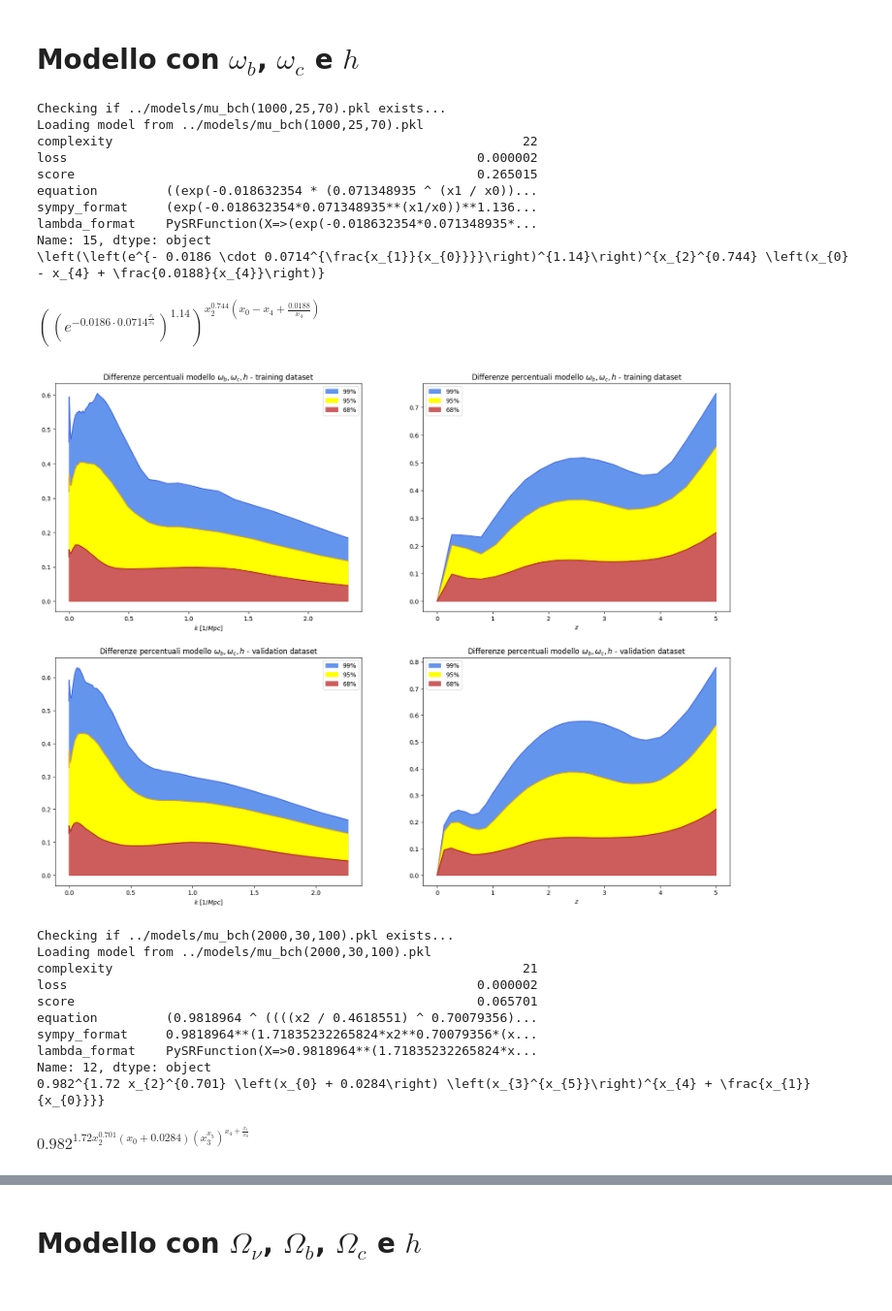
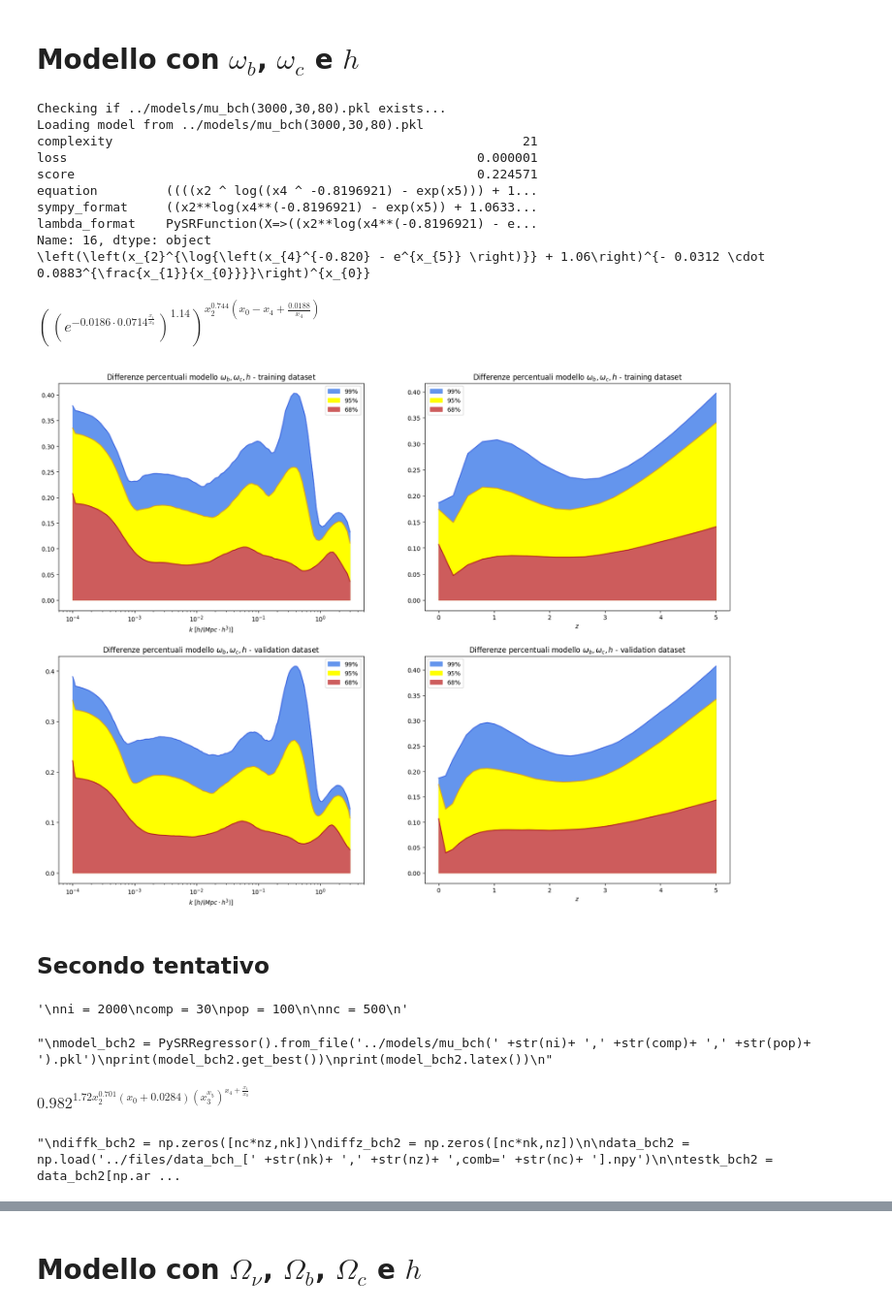
Before and after one commit to ste-cartu/Bachelor-Thesis, a Jupyter notebook: code/graphs_sim.ipynb, the cells around one changed output, grey strips where cells are left out. Shown at 97% size. Cells and saved outputs as stored; diff of their text form; code cells hidden in the pictures.

```diff
--- a/code/graphs_sim.ipynb
+++ b/code/graphs_sim.ipynb
@@ -400,4 +394,5 @@ diffz_ob_v = np.sort(diffz_ob_v, axis=0)
 # %%
+'''
 fig, axs = plt.subplots(2, 2, figsize=(20, 15), gridspec_kw={'hspace': 0.2, 'wspace': 0.2})
 
 x = [[kk, zz], [kkv, zzv]]
@@ -421,9 +416,11 @@ for i in range(2) :
         axs[0,j].set_title('Differenze percentuali modello $\omega_b$ - training dataset')
         axs[1,j].set_title('Differenze percentuali modello $\omega_b$ - validation dataset')
 
-        axs[i,0].set_xlabel('$k \ [1/Mpc]$')
+        axs[i,0].set_xscale('log')
+        axs[i,0].set_xlabel('$k \ [h/(Mpc \cdot h^3)]$')
         axs[i,1].set_xlabel('$z$')
 
 plt.savefig('../plots/diff_ob.pdf')
 plt.show()
+'''
 # %% [output]
@@ -489,4 +485,5 @@ diffz_oc_v = np.sort(diffz_oc_v, axis=0)
 # %%
+'''
 fig, axs = plt.subplots(2, 2, figsize=(20, 15), gridspec_kw={'hspace': 0.2, 'wspace': 0.2})
 
 x = [[kk, zz], [kkv, zzv]]
@@ -510,9 +507,11 @@ for i in range(2) :
         axs[0,j].set_title('Differenze percentuali modello $\omega_c$ - training dataset')
         axs[1,j].set_title('Differenze percentuali modello $\omega_c$ - validation dataset')
 
-        axs[i,0].set_xlabel('$k \ [1/Mpc]$')
+        axs[i,0].set_xscale('log')
+        axs[i,0].set_xlabel('$k \ [h/(Mpc \cdot h^3)]$')
         axs[i,1].set_xlabel('$z$')
 
 plt.savefig('../plots/diff_oc.pdf')
 plt.show()
+'''
 # %% [output]
@@ -578,4 +576,5 @@ diffz_h_v = np.sort(diffz_h_v, axis=0)
 # %%
+'''
 fig, axs = plt.subplots(2, 2, figsize=(20, 15), gridspec_kw={'hspace': 0.2, 'wspace': 0.2})
 
 x = [[kk, zz], [kkv, zzv]]
@@ -599,9 +598,11 @@ for i in range(2) :
         axs[0,j].set_title('Differenze percentuali modello $h$ - training dataset')
         axs[1,j].set_title('Differenze percentuali modello $h$ - validation dataset')
 
-        axs[i,0].set_xlabel('$k \ [1/Mpc]$')
+        axs[i,0].set_xscale('log')
+        axs[i,0].set_xlabel('$k \ [h/(Mpc \cdot h^3)]$')
         axs[i,1].set_xlabel('$z$')
 
 plt.savefig('../plots/diff_h.pdf')
 plt.show()
+'''
 # %% [output]
@@ -609,20 +610,26 @@ plt.show()
 # %% [markdown]
 # Modello con $\omega_b$, $\omega_c$ e $h$
+# %%
+nc = 200
+
+ni = 3000
+comp = 30
+pop = 80
 # %%
 model_bch1 = PySRRegressor().from_file('../models/mu_bch(' +str(ni)+ ',' +str(comp)+ ',' +str(pop)+ ').pkl')
 print(model_bch1.get_best())
 print(model_bch1.latex())
 # %% [output]
-Checking if ../models/mu_bch(1000,25,70).pkl exists...
-Loading model from ../models/mu_bch(1000,25,70).pkl
-complexity                                                      22
-loss                                                      0.000002
-score                                                     0.265015
-equation         ((exp(-0.018632354 * (0.071348935 ^ (x1 / x0))...
-sympy_format     (exp(-0.018632354*0.071348935**(x1/x0))**1.136...
-lambda_format    PySRFunction(X=>(exp(-0.018632354*0.071348935*...
-Name: 15, dtype: object
-\left(\left(e^{- 0.0186 \cdot 0.0714^{\frac{x_{1}}{x_{0}}}}\right)^{1.14}\right)^{x_{2}^{0.744} \left(x_{0} - x_{4} + \frac{0.0188}{x_{4}}\right)}
+Checking if ../models/mu_bch(3000,30,80).pkl exists...
+Loading model from ../models/mu_bch(3000,30,80).pkl
+complexity                                                      21
+loss                                                      0.000001
+score                                                     0.224571
+equation         ((((x2 ^ log((x4 ^ -0.8196921) - exp(x5))) + 1...
+sympy_format     ((x2**log(x4**(-0.8196921) - exp(x5)) + 1.0633...
+lambda_format    PySRFunction(X=>((x2**log(x4**(-0.8196921) - e...
+Name: 16, dtype: object
+\left(\left(x_{2}^{\log{\left(x_{4}^{-0.820} - e^{x_{5}} \right)}} + 1.06\right)^{- 0.0312 \cdot 0.0883^{\frac{x_{1}}{x_{0}}}}\right)^{x_{0}}
 # %% [markdown]
 $ \left(\left(e^{- 0.0186 \cdot 0.0714^{\frac{x_{1}}{x_{0}}}}\right)^{1.14}\right)^{x_{2}^{0.744} \left(x_{0} - x_{4} + \frac{0.0188}{x_{4}}\right)} $
 # %%
@@ -662,60 +669,60 @@ diffz_bch1_v = np.sort(diffz_bch1_v, axis=0)
 # %%
 fig, axs = plt.subplots(2, 2, figsize=(20, 15), gridspec_kw={'hspace': 0.2, 'wspace': 0.2})
 
 x = [[kk, zz], [kkv, zzv]]
 diff = [[diffk_bch1, diffz_bch1], [diffk_bch1_v, diffz_bch1_v]]
 
 for i in range(2) :
     for j in range(2) :
         ind99 = int((diff[i][j].shape[0]/100)*99)
         axs[i,j].plot(x[i][j], diff[i][j][ind99,:], color='royalblue')
         axs[i,j].fill_between(x[i][j], diff[i][j][ind99,:], color='cornflowerblue', label='$99\%$')
 
         ind95 = int((diff[i][j].shape[0]/100)*95)
         axs[i,j].plot(x[i][j], diff[i][j][ind95,:], color='goldenrod')
         axs[i,j].fill_between(x[i][j], diff[i][j][ind95,:], color='yellow', label='$95\%$')
 
         ind68 = int((diff[i][j].shape[0]/100)*68)
         axs[i,j].plot(x[i][j], diff[i][j][ind68,:], color='firebrick')
         axs[i,j].fill_between(x[i][j], diff[i][j][ind68,:], color='indianred', label='$68\%$')
 
         axs[i,j].legend()
         axs[0,j].set_title('Differenze percentuali modello $\omega_b, \omega_c, h$ - training dataset')
         axs[1,j].set_title('Differenze percentuali modello $\omega_b, \omega_c, h$ - validation dataset')
 
-        axs[i,0].set_xlabel('$k \ [1/Mpc]$')
+        axs[i,0].set_xscale('log')
+        axs[i,0].set_xlabel('$k \ [h/(Mpc \cdot h^3)]$')
         axs[i,1].set_xlabel('$z$')
 
 plt.savefig('../plots/diff_bch1.pdf')
 plt.show()
 # %% [output]
-[figure, old version]
+[figure, new version]
+# %% [markdown]
+## Secondo tentativo
 # %%
+'''
 ni = 2000
 comp = 30
 pop = 100
 
 nc = 500
+'''
+# %% [output]
+'\nni = 2000\ncomp = 30\npop = 100\n\nnc = 500\n'
 # %%
+'''
 model_bch2 = PySRRegressor().from_file('../models/mu_bch(' +str(ni)+ ',' +str(comp)+ ',' +str(pop)+ ').pkl')
 print(model_bch2.get_best())
 print(model_bch2.latex())
+'''
 # %% [output]
-Checking if ../models/mu_bch(2000,30,100).pkl exists...
-Loading model from ../models/mu_bch(2000,30,100).pkl
-complexity                                                      21
-loss                                                      0.000002
-score                                                     0.065701
-equation         (0.9818964 ^ ((((x2 / 0.4618551) ^ 0.70079356)...
-sympy_format     0.9818964**(1.71835232265824*x2**0.70079356*(x...
-lambda_format    PySRFunction(X=>0.9818964**(1.71835232265824*x...
-Name: 12, dtype: object
-0.982^{1.72 x_{2}^{0.701} \left(x_{0} + 0.0284\right) \left(x_{3}^{x_{5}}\right)^{x_{4} + \frac{x_{1}}{x_{0}}}}
+"\nmodel_bch2 = PySRRegressor().from_file('../models/mu_bch(' +str(ni)+ ',' +str(comp)+ ',' +str(pop)+ ').pkl')\nprint(model_bch2.get_best())\nprint(model_bch2.latex())\n"
 # %% [markdown]
 $0.982^{1.72 x_{2}^{0.701} \left(x_{0} + 0.0284\right) \left(x_{3}^{x_{5}}\right)^{x_{4} + \frac{x_{1}}{x_{0}}}}$
 # %%
 # preparo il plot delle differenze con il training dataset
-
+'''
 diffk_bch2 = np.zeros([nc*nz,nk])
 diffz_bch2 = np.zeros([nc*nk,nz])
 
@@ -730,5 +737,8 @@ testz_bch2 = data_bch2[np.argsort(data_bch2[:, 2])]
 for i in range(nz) :
     diffz_bch2[:,i] = 100*np.abs(1-model_bch2.predict(testz_bch2[i*nc*nk:i*nc*nk+nc*nk,:-1])/testz_bch2[i*nc*nk:i*nc*nk+nc*nk,-1])
 diffz_bch2 = np.sort(diffz_bch2, axis=0)
+'''
+# %% [output]
+"\ndiffk_bch2 = np.zeros([nc*nz,nk])\ndiffz_bch2 = np.zeros([nc*nk,nz])\n\ndata_bch2 = np.load('../files/data_bch_[' +str(nk)+ ',' +str(nz)+ ',comb=' +str(nc)+ '].npy')\n\ntestk_bch2 = data_bch2[np.ar ...
 # %%
 # preparo il plot delle differenze con il validation dataset
```
Also changed, not shown: parts of 48 cells of this notebook, 31 other files.
